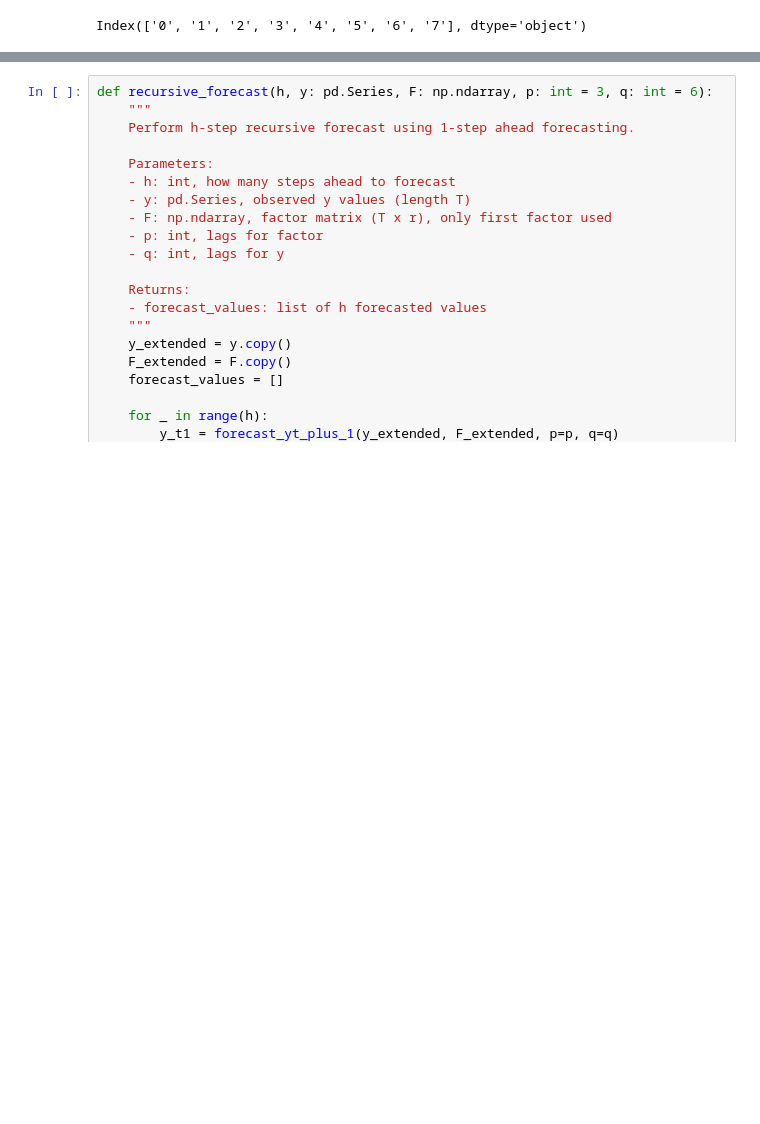
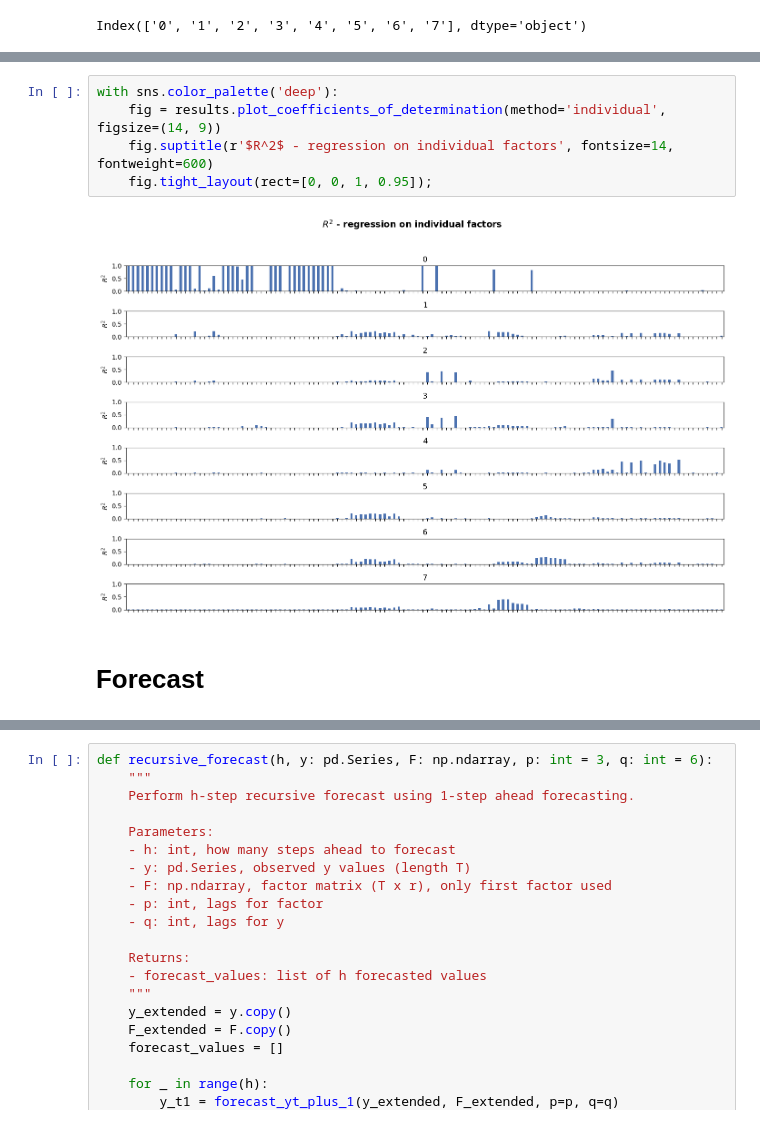
Before and after one commit to J0s3l0r1a/Final_ass., a Jupyter notebook: notebook-in-py.ipynb, the cells around one changed output, grey strips where cells are left out. Cells and saved outputs as stored; diff of their text form; blank space fills up the shorter version.

Commit message:
Done model and forecast

```diff
--- a/notebook-in-py.ipynb
+++ b/notebook-in-py.ipynb
@@ -600,0 +626,9 @@ Index(['0', '1', '2', '3', '4', '5', '6', '7'], dtype='object')
+# %%
+with sns.color_palette('deep'):
+    fig = results.plot_coefficients_of_determination(method='individual', figsize=(14, 9))
+    fig.suptitle(r'$R^2$ - regression on individual factors', fontsize=14, fontweight=600)
+    fig.tight_layout(rect=[0, 0, 1, 0.95]);
+# %% [output]
+[figure, added]
+# %% [markdown]
+# Forecast
```
Also changed, not shown: parts of 8 cells of this notebook.
